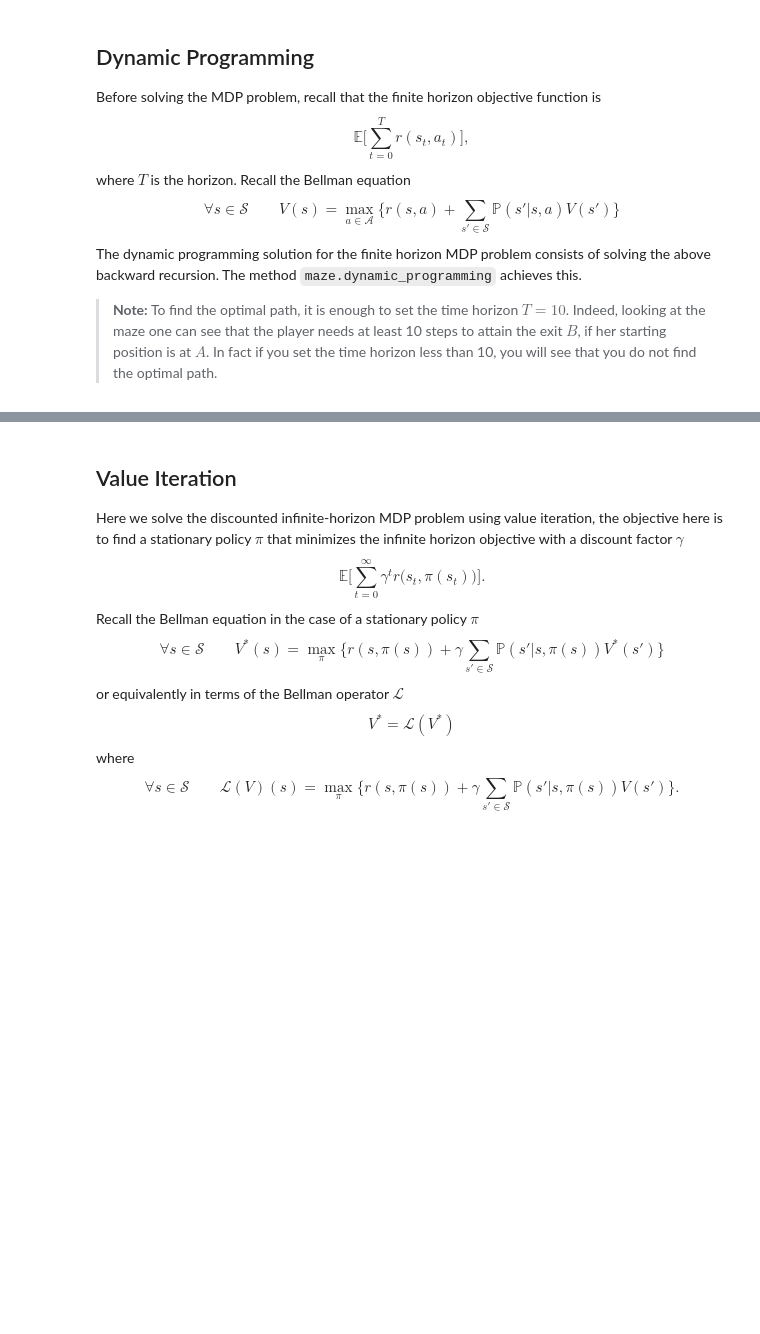
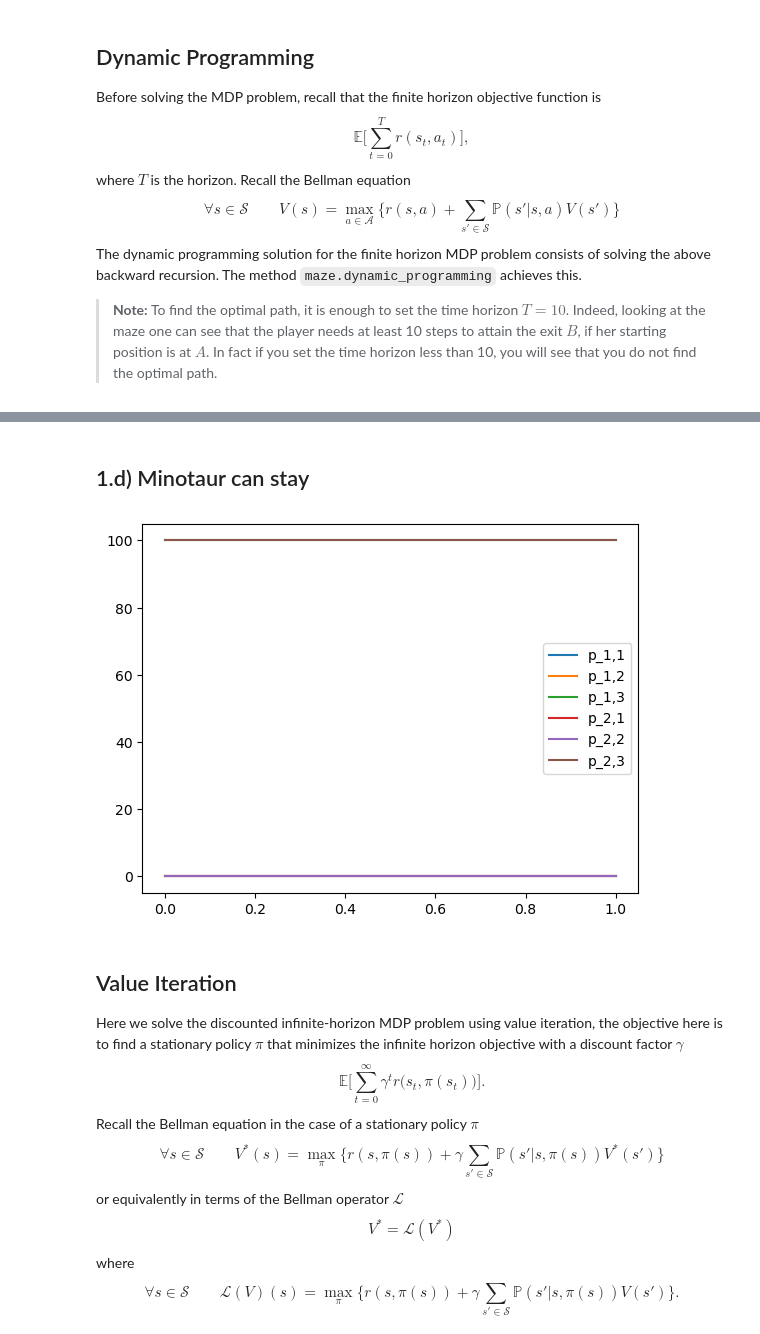
Before and after one commit to jannikwagner/el2805_labs, a Jupyter notebook: lab1/lab0_p1_p2.ipynb, the cells around one changed output, grey strips where cells are left out. Drawn from its saved outputs; the diff is of its cells as text; code cells hidden in the pictures; blank space fills up the shorter version.

Commit message:
2.d plots - wip

```diff
--- a/lab1/lab0_p1_p2.ipynb
+++ b/lab1/lab0_p1_p2.ipynb
@@ -100,9 +100,7 @@ def monte_carlo(env, policy, n):
             n_eaten += 1
         else:
             n_else += 1
-    print("win: ", n_win/n)
-    print("eaten: ", n_eaten/n)
-    print("else: ", n_else/n)
+    return n_win, n_eaten, n_else
 # %%
 def compare_simultaneous(maze, horizon, n):
     print("simultaneous")
@@ -208,3 +214,35 @@ mz.animate_solution(maze, path)
+# %% [markdown]
+## 1.d) Minotaur can stay
+# %%
+def compare_minotaur_can_stay(maze, max_T, n):
+    env1 = mz.Maze(maze)
+    env2 = mz.Maze(maze, minotaur_can_stay=True)
+
+    outcomes = []
+    for T in range(1, max_T+1):
+
+        V, policy = mz.dynamic_programming(env1, T)
+        n_win, n_eaten, n_else = monte_carlo(env1, policy, n)
+        p_1 = [n_win, n_eaten, n_else]
+
+        V, policy = mz.dynamic_programming(env2,T)
+        n_win, n_eaten, n_else = monte_carlo(env2, policy, n)
+        p_2 = [n_win, n_eaten, n_else]
+
+        outcomes.append([p_1, p_2])
+    return np.array(outcomes) / n
+# %%
+horizon = 20
+outcomes = compare_minotaur_can_stay(maze, 30, 100)
+# %%
+import matplotlib.pyplot as plt
+for i in range(2):
+    for j in range(3):
+        plt.plot(outcomes[:,i,j], label="p_{},{}".format(i+1, j+1))
+plt.legend()
+plt.show()
+# %% [output]
+[figure, added]
 # %% [markdown]
 ## Value Iteration
 
```
Also changed, not shown: parts of 4 cells of this notebook.
